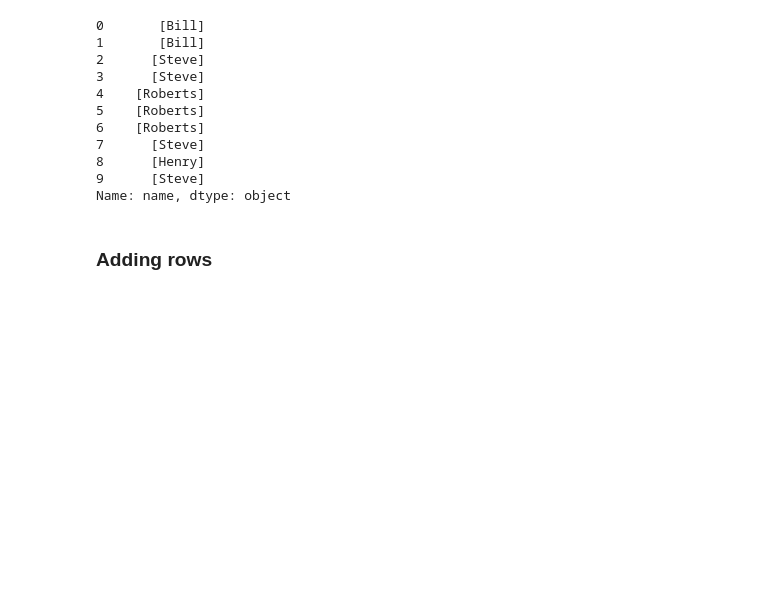
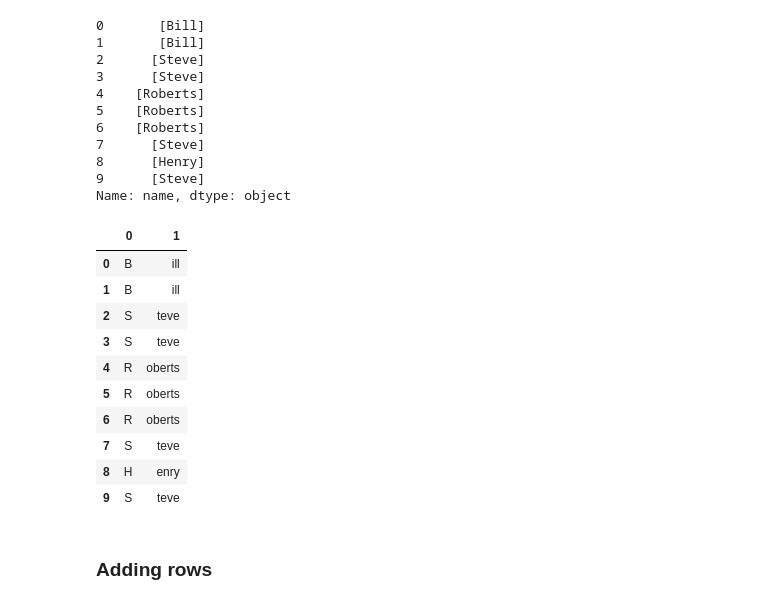
Before and after one commit to srikanthpragada/DS_18_MAY_2021, a Jupyter notebook: pandas/marks_df.ipynb, the cells around one changed output. Cells and saved outputs as stored; diff of their text form; code cells hidden in the pictures; blank space fills up the shorter version.

```diff
--- a/pandas/marks_df.ipynb
+++ b/pandas/marks_df.ipynb
@@ -556,6 +547,20 @@ df.name.str.findall('[A-Za-z]+')   # Find matches to RE
 8      [Henry]
 9      [Steve]
 Name: name, dtype: object
+# %%
+df.name.str.extract('([A-Z+])([a-z]+)')
+# %% [output]
+|  | 0 | 1 |
+| 0 | B | ill |
+| 1 | B | ill |
+| 2 | S | teve |
+| 3 | S | teve |
+| 4 | R | oberts |
+| 5 | R | oberts |
+| 6 | R | oberts |
+| 7 | S | teve |
+| 8 | H | enry |
+| 9 | S | teve |
 # %% [markdown]
 ### Adding rows
 # %%
```
Also changed, not shown: parts of 2 cells of this notebook, 1 other file.
